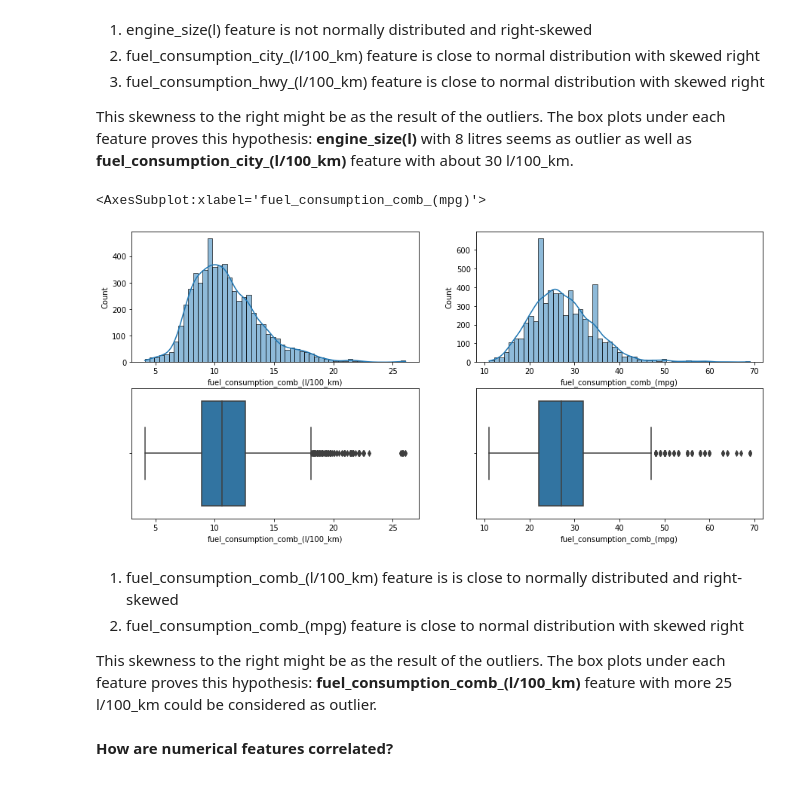
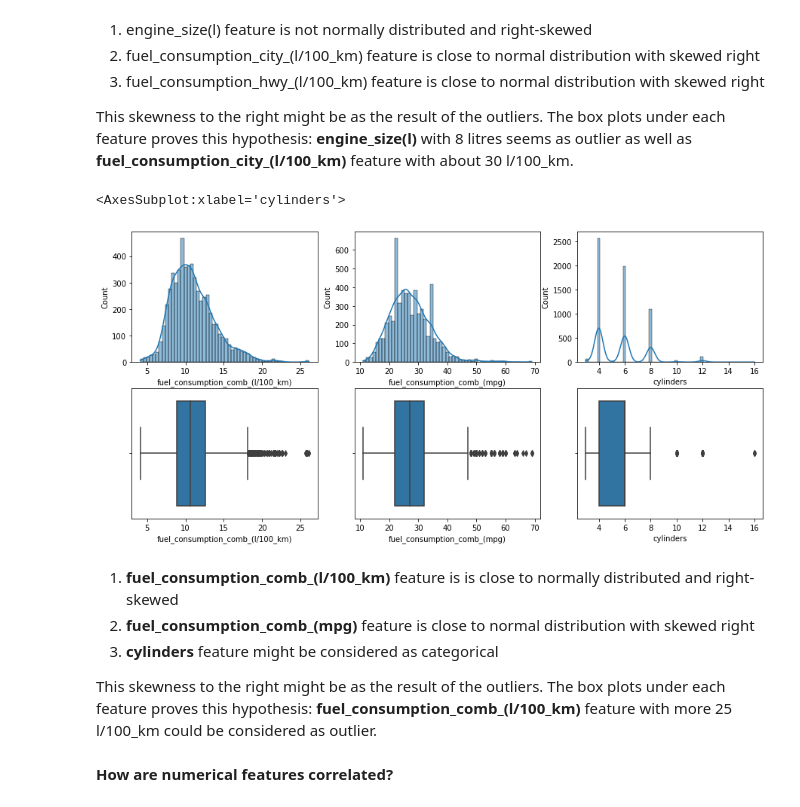
Before and after one commit to DZorikhin/co2_emissions, a Jupyter notebook: notebook.ipynb, the cells around one changed output. Cells and saved outputs as stored; diff of their text form; code cells hidden in the pictures.

```diff
--- a/notebook.ipynb
+++ b/notebook.ipynb
@@ -133,17 +135,20 @@ sns.boxplot(data=df_full_train, x="fuel_consumption_hwy_(l/100_km)", ax=axes[1,
 
 This skewness to the right might be as the result of the outliers. The box plots under each feature proves this hypothesis: **engine_size(l)** with 8 litres seems as outlier as well as **fuel_consumption_city_(l/100_km)** feature with about 30 l/100_km.
 # %%
-_, axes = plt.subplots(nrows=2, ncols=2, figsize=(15, 7))
+_, axes = plt.subplots(nrows=2, ncols=3, figsize=(15, 7))
 sns.histplot(data=df_full_train, x="fuel_consumption_comb_(l/100_km)", kde=True, ax=axes[0, 0])
 sns.histplot(data=df_full_train, x="fuel_consumption_comb_(mpg)", kde=True, ax=axes[0, 1])
+sns.histplot(data=df_full_train, x="cylinders", kde=True, ax=axes[0, 2])
 sns.boxplot(data=df_full_train, x="fuel_consumption_comb_(l/100_km)", ax=axes[1, 0])
 sns.boxplot(data=df_full_train, x="fuel_consumption_comb_(mpg)", ax=axes[1, 1])
+sns.boxplot(data=df_full_train, x="cylinders", ax=axes[1, 2])
 # %% [output]
-<AxesSubplot:xlabel='fuel_consumption_comb_(mpg)'>
+<AxesSubplot:xlabel='cylinders'>
-[figure, old version]
+[figure, new version]
 # %% [markdown]
-1. fuel_consumption_comb_(l/100_km) feature is is close to normally distributed and right-skewed
-2. fuel_consumption_comb_(mpg) feature is close to normal distribution with skewed right
+1. **fuel_consumption_comb_(l/100_km)** feature is is close to normally distributed and right-skewed
+2. **fuel_consumption_comb_(mpg)** feature is close to normal distribution with skewed right
+3. **cylinders** feature might be considered as categorical
 
 This skewness to the right might be as the result of the outliers. The box plots under each feature proves this hypothesis: **fuel_consumption_comb_(l/100_km)** feature with more 25 l/100_km could be considered as outlier.
 # %% [markdown]
```
Also changed, not shown: parts of 19 cells of this notebook.
